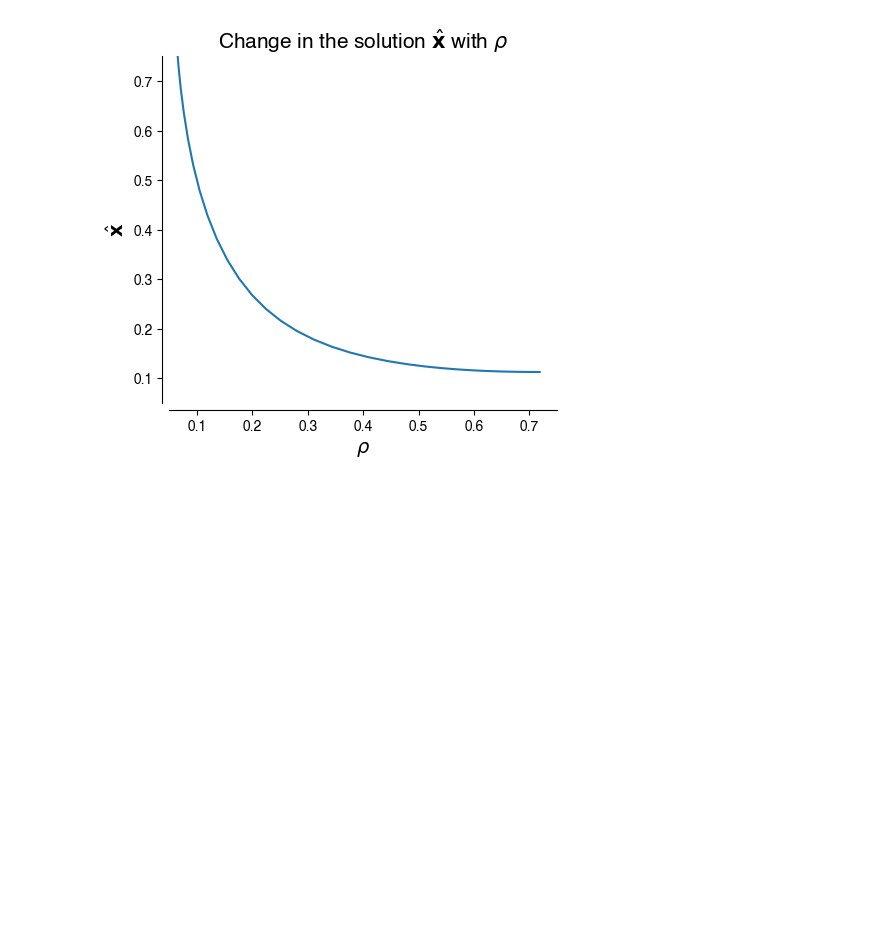
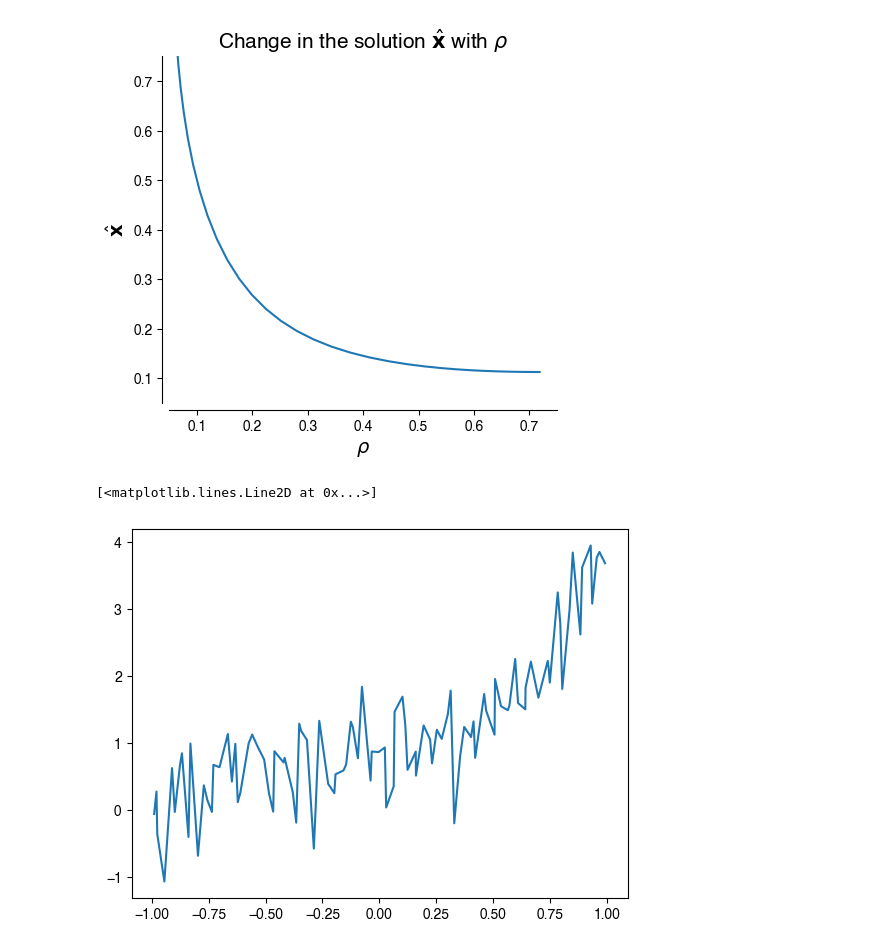
Before and after one commit to siva82kb/alada, a Jupyter notebook: analysis/leastsquares/least_squares.ipynb, the cells around one changed output. Drawn from its saved outputs; the diff is of its cells as text; code cells hidden in the pictures; blank space fills up the shorter version.

```diff
--- a/analysis/leastsquares/least_squares.ipynb
+++ b/analysis/leastsquares/least_squares.ipynb
@@ -72,3 +74,11 @@ fig.savefig(pathlib.Path(outdir, "multiobj_opt.svg"), bbox_inches='tight')
 # %% [output]
 No artists with labels found to put in legend.  Note that artists whose label start with an underscore are ignored when legend() is called with no argument.
 [figure]
+# %%
+data = pd.read_csv("../../assignment/data/ls/polyfit.csv")
+# data = data.iloc[::2, :]
+# %%
+plt.plot(data["x"], data["y"])
+# %% [output]
+[<matplotlib.lines.Line2D at 0x...>]
+[figure, added]
```
Also changed, not shown: parts of 7 cells of this notebook, 17 other files.
